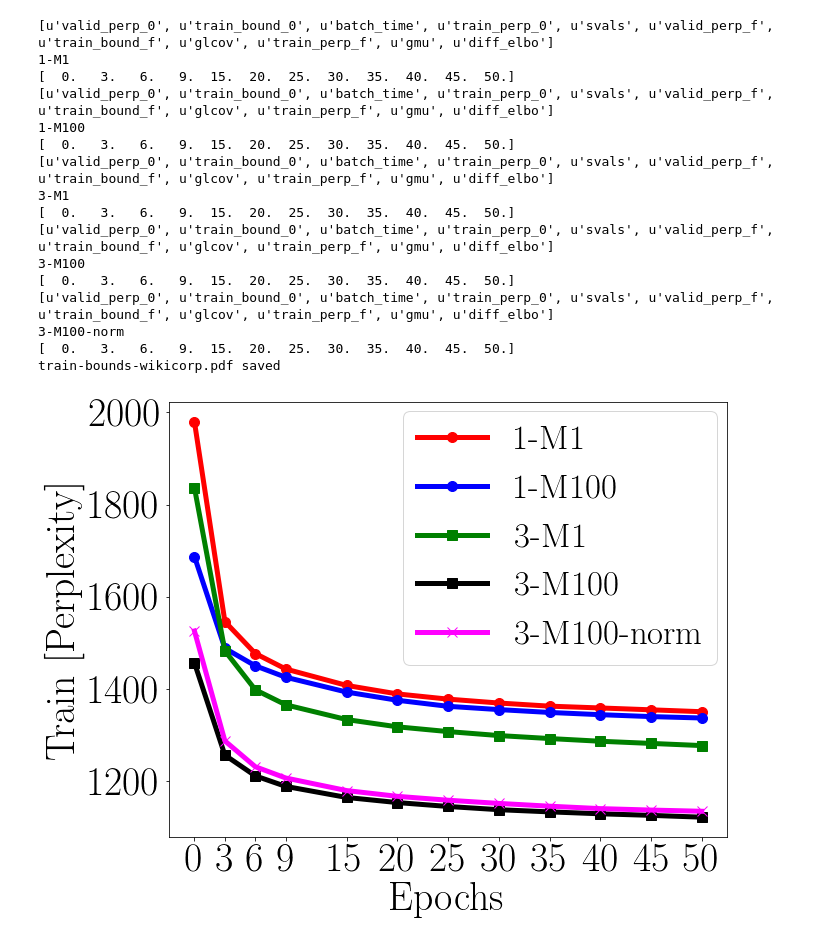
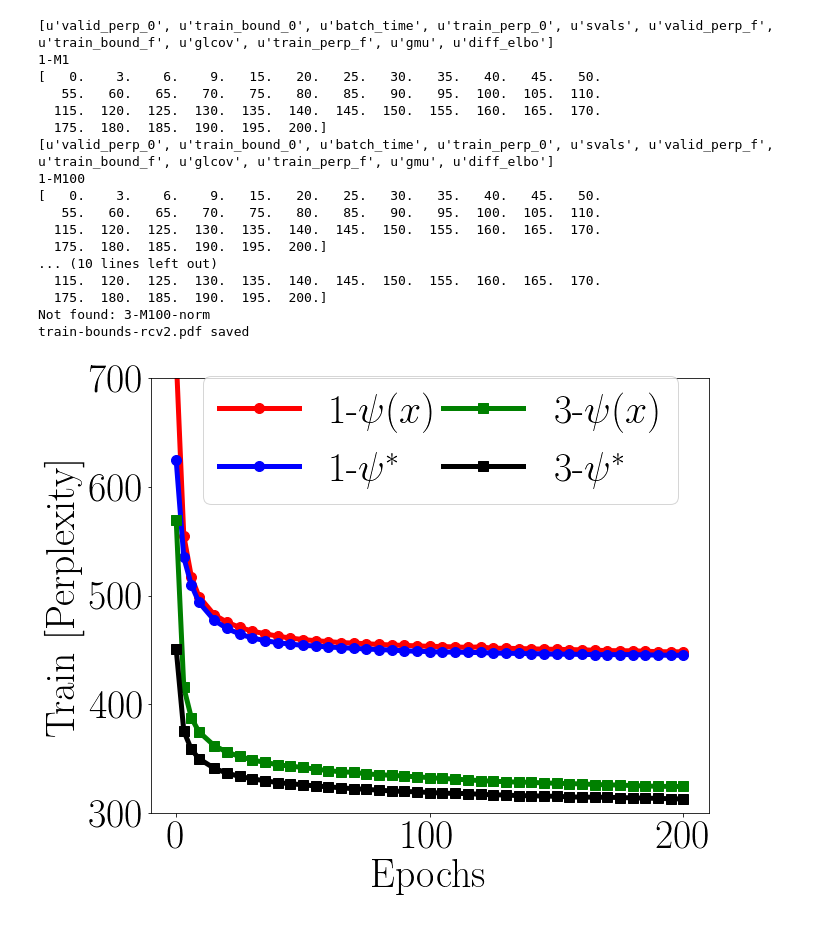
Before and after one commit to rahulk90/vae_sparse, a Jupyter notebook: ipynb/bow_text/VisualizeTrainingCurves.ipynb, the cells around one changed output. Saved outputs shown, nothing was run; the diff lists cells and outputs as text; code cells hidden in the pictures.

```diff
--- a/ipynb/bow_text/VisualizeTrainingCurves.ipynb
+++ b/ipynb/bow_text/VisualizeTrainingCurves.ipynb
@@ -167,7 +167,7 @@ colorFinal['1-M1']    = 'r'
 colorFinal['1-'+NS]  = 'b'
 colorFinal['3-M1']    =  'g'
 colorFinal['3-'+NS]  =  'k'
-colorFinal['3-'+NS+'-norm']  =  'magenta'
+colorFinal['3-'+NS+'-norm']  =  'brown'
 markerFinal = {}
 markerFinal['1-M1']   = 'o'
 markerFinal['1-'+NS] = 'o'
@@ -176,15 +176,19 @@ markerFinal['3-'+NS] =  's'
 markerFinal['3-'+NS+'-norm'] =  'x'
 
 namemap = OrderedDict()
-namemap['1-M1']   = '$p1$'
-namemap['1-'+NS]  = 'p1-$\\psi_{\\text{opt.}}$'
-namemap['3-M1']   =  '$p3$'
-namemap['3-'+NS]  =  'p3-$\\psi_{\\text{opt.}}$'
+namemap['1-M1']   = '$1$-$\\psi(x)$'
+namemap['1-'+NS]  = '$1$-$\\psi^*$'
+namemap['3-M1']   =  '$3$-$\\psi(x)$'
+namemap['3-'+NS]  =  '$3$-$\\psi^*$'
+namemap['3-'+NS+'-norm']  =  '$3$-$\\psi^*$-norm'
 
 
 fig,axlist     = plt.subplots(1,1,figsize=(10,8))
 ax = axlist
 for name in colorFinal:
+    if name not in results:
+        print 'Not found: ',name
+        continue
     data = results[name]
     print data.keys()
     if 'valid_perp_bound_0' in data:
@@ -201,14 +205,13 @@ for name in colorFinal:
     COLOR  = colorFinal[name]
     X = valid_bound_f[:,0]
     #ax.plot(valid_bound_0[:,0],valid_bound_0[:,1],'--',color=COLOR,marker = MARKER)
-    ax.plot(valid_bound_f[:,0],valid_bound_f[:,1],marker = MARKER,color=COLOR,label=name)
+    ax.plot(valid_bound_f[:,0],valid_bound_f[:,1],marker = MARKER,color=COLOR,label=namemap[name])
 
 ax.set_ylabel('Held-out [Perplexity]')
 ax.set_xlabel('Epochs')
 ax.hlines(NLL_valid_prob, 0, ax.get_xlim()[1], linestyles='dashdot',colors='k')
-if 'rcv2_miao' in dataset:
-    ax.set_xlim([0,200])
-    ax.set_ylim([300,600])
+if 'rcv2' in dataset:
+    ax.set_ylim([300,700])
 if 'wikicorp' in dataset:
     ax.set_xticks(X)
 if 'wikicorp' in dataset:
@@ -240,17 +242,12 @@ NS = 'M100'
 if 'wikicorp' in dataset:
     NS = 'M100'
 
-
-namemap = OrderedDict()
-namemap['1-M1']   = '$p1$'
-namemap['1-'+NS] = 'p1-$\\psi_{\\text{opt.}}$'
-namemap['3-M1']   =  '$p3$'
-namemap['3-'+NS] =  'p3-$\\psi_{\\text{opt.}}$'
-
-
 fig,axlist     = plt.subplots(1,1,figsize=(10,8))
 ax = axlist
 for name in colorFinal:
+    if name not in results:
+        print 'Not found:' , name
+        continue
     data = results[name]
     print data.keys()
     train_bound_0 = data['train_perp_0']
@@ -265,53 +262,52 @@ for name in colorFinal:
         X  = train_bound_0[:,0][::5]
         Y  = train_bound_0[:,1][::5]
     #ax.plot(X,Y,'--',color=COLOR,marker = MARKER)
     if 'rcv2' in dataset:
-        X  = train_bound_f[:,0][::20]
-        Y  = train_bound_f[:,1][::20]
+        X  = train_bound_f[:,0]
+        Y  = train_bound_f[:,1]
     else:
         X  = train_bound_f[:,0]#[::5]
         Y  = train_bound_f[:,1]#[::5]
     print X
-    ax.plot(X,Y,marker = MARKER,color=COLOR,label=name)
+    ax.plot(X,Y,marker = MARKER,color=COLOR,label=namemap[name])
 
 ax.set_ylabel('Train [Perplexity]')
 ax.set_xlabel('Epochs')
 ax.hlines(NLL_valid_prob, 0, ax.get_xlim()[1], linestyles='dashdot',colors='k')
-if 'rcv2_miao' in dataset:
-    pass
-    #ax.set_xlim([0,200])
-    #ax.set_ylim([300,600])
+if 'rcv2' in dataset:
+    ax.set_ylim([300,700])
 if 'wikicorp' in dataset:
     pass
     #ax.set_ylim([2200,2300])
     ax.set_xticks(X)
 if 'wikicorp' in dataset:
     pass
     ax.legend(loc='upper center', bbox_to_anchor=(0.7, 1.02),ncol=1, frameon=True,columnspacing=0.1, prop={'size': 35})
 else:
     ax.legend(loc='upper center', bbox_to_anchor=(.52, 1.05),ncol=2, frameon=True,columnspacing=0.1)
 
 fname = 'train-bounds-'+dataset+'.pdf'
 print fname,'saved'
 plt.savefig(fname,bbox_inches='tight')
 # %% [output]
 [u'valid_perp_0', u'train_bound_0', u'batch_time', u'train_perp_0', u'svals', u'valid_perp_f', u'train_bound_f', u'glcov', u'train_perp_f', u'gmu', u'diff_elbo']
 1-M1
-[  0.   3.   6.   9.  15.  20.  25.  30.  35.  40.  45.  50.]
+[   0.    3.    6.    9.   15.   20.   25.   30.   35.   40.   45.   50.
+   55.   60.   65.   70.   75.   80.   85.   90.   95.  100.  105.  110.
+  115.  120.  125.  130.  135.  140.  145.  150.  155.  160.  165.  170.
+  175.  180.  185.  190.  195.  200.]
 [u'valid_perp_0', u'train_bound_0', u'batch_time', u'train_perp_0', u'svals', u'valid_perp_f', u'train_bound_f', u'glcov', u'train_perp_f', u'gmu', u'diff_elbo']
 1-M100
-[  0.   3.   6.   9.  15.  20.  25.  30.  35.  40.  45.  50.]
-[u'valid_perp_0', u'train_bound_0', u'batch_time', u'train_perp_0', u'svals', u'valid_perp_f', u'train_bound_f', u'glcov', u'train_perp_f', u'gmu', u'diff_elbo']
-3-M1
-[  0.   3.   6.   9.  15.  20.  25.  30.  35.  40.  45.  50.]
-[u'valid_perp_0', u'train_bound_0', u'batch_time', u'train_perp_0', u'svals', u'valid_perp_f', u'train_bound_f', u'glcov', u'train_perp_f', u'gmu', u'diff_elbo']
-3-M100
-[  0.   3.   6.   9.  15.  20.  25.  30.  35.  40.  45.  50.]
-[u'valid_perp_0', u'train_bound_0', u'batch_time', u'train_perp_0', u'svals', u'valid_perp_f', u'train_bound_f', u'glcov', u'train_perp_f', u'gmu', u'diff_elbo']
-3-M100-norm
-[  0.   3.   6.   9.  15.  20.  25.  30.  35.  40.  45.  50.]
-train-bounds-wikicorp.pdf saved
+[   0.    3.    6.    9.   15.   20.   25.   30.   35.   40.   45.   50.
+   55.   60.   65.   70.   75.   80.   85.   90.   95.  100.  105.  110.
+  115.  120.  125.  130.  135.  140.  145.  150.  155.  160.  165.  170.
+  175.  180.  185.  190.  195.  200.]
+... (10 lines left out)
+  115.  120.  125.  130.  135.  140.  145.  150.  155.  160.  165.  170.
+  175.  180.  185.  190.  195.  200.]
+Not found: 3-M100-norm
+train-bounds-rcv2.pdf saved
-[figure, old version]
+[figure, new version]
 # %%
 #Plot Eigenspectrum of first W matrix
 for idx,(svals,name) in enumerate(zip(svallist,namemap.keys())):
```
Also changed, not shown: parts of 4 cells of this notebook, 6 other files.
